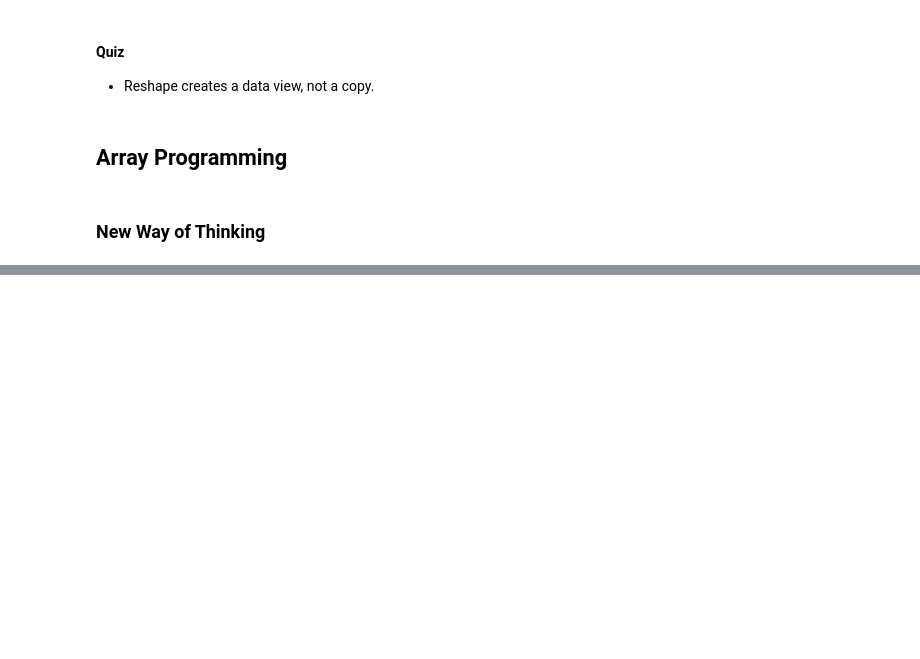
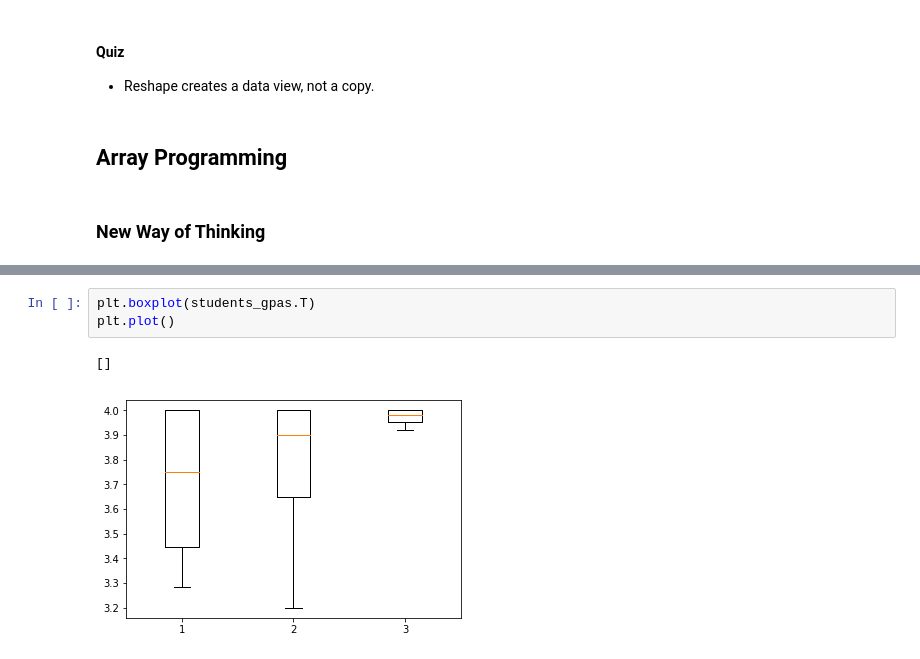
Before and after one commit to robertfg/python-coursework, a Jupyter notebook: Data Libraries/NumPy.ipynb, the cells around one changed output, grey strips where cells are left out. Drawn from its saved outputs; the diff is of its cells as text; blank space fills up the shorter version.

```diff
--- a/Data Libraries/NumPy.ipynb
+++ b/Data Libraries/NumPy.ipynb
@@ -837,0 +687,6 @@ np.reshape?
+# %%
+plt.boxplot(students_gpas.T)
+plt.plot()
+# %% [output]
+[]
+[figure, added]
```
Also changed, not shown: parts of 134 cells of this notebook, 2 other files.
